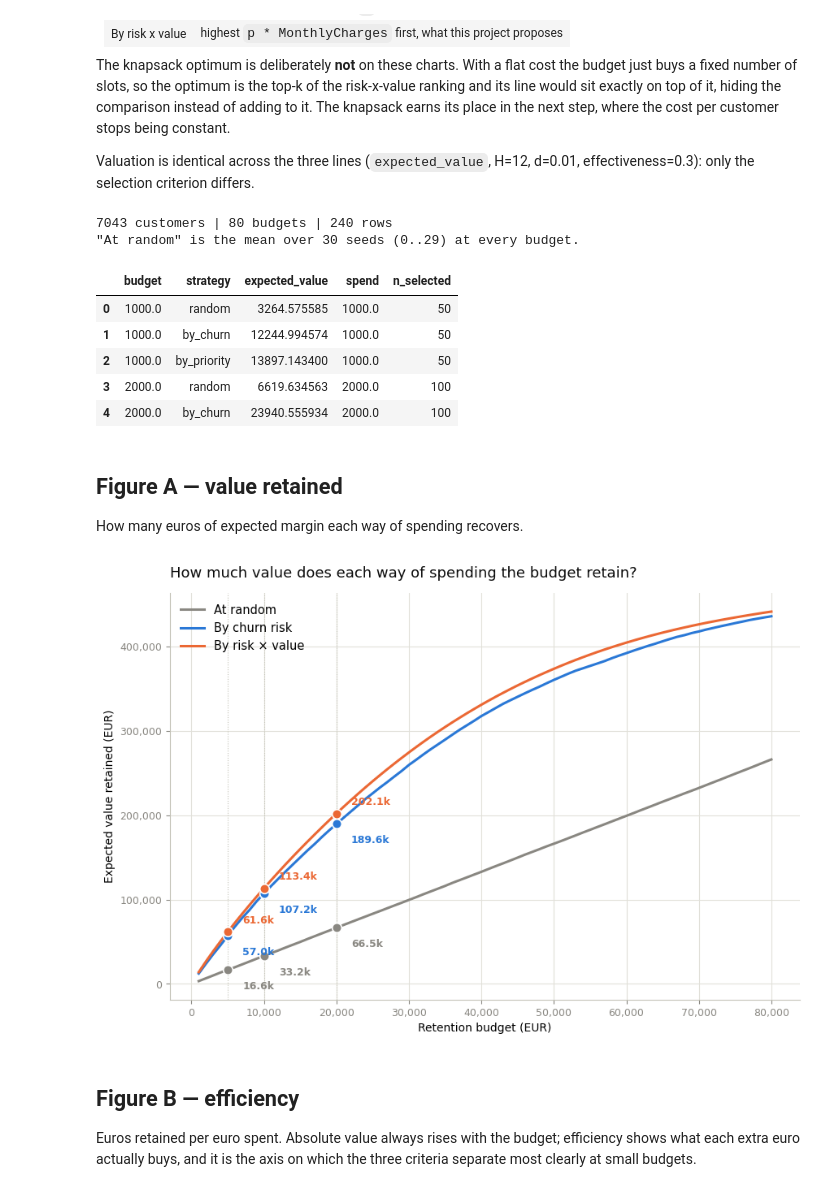
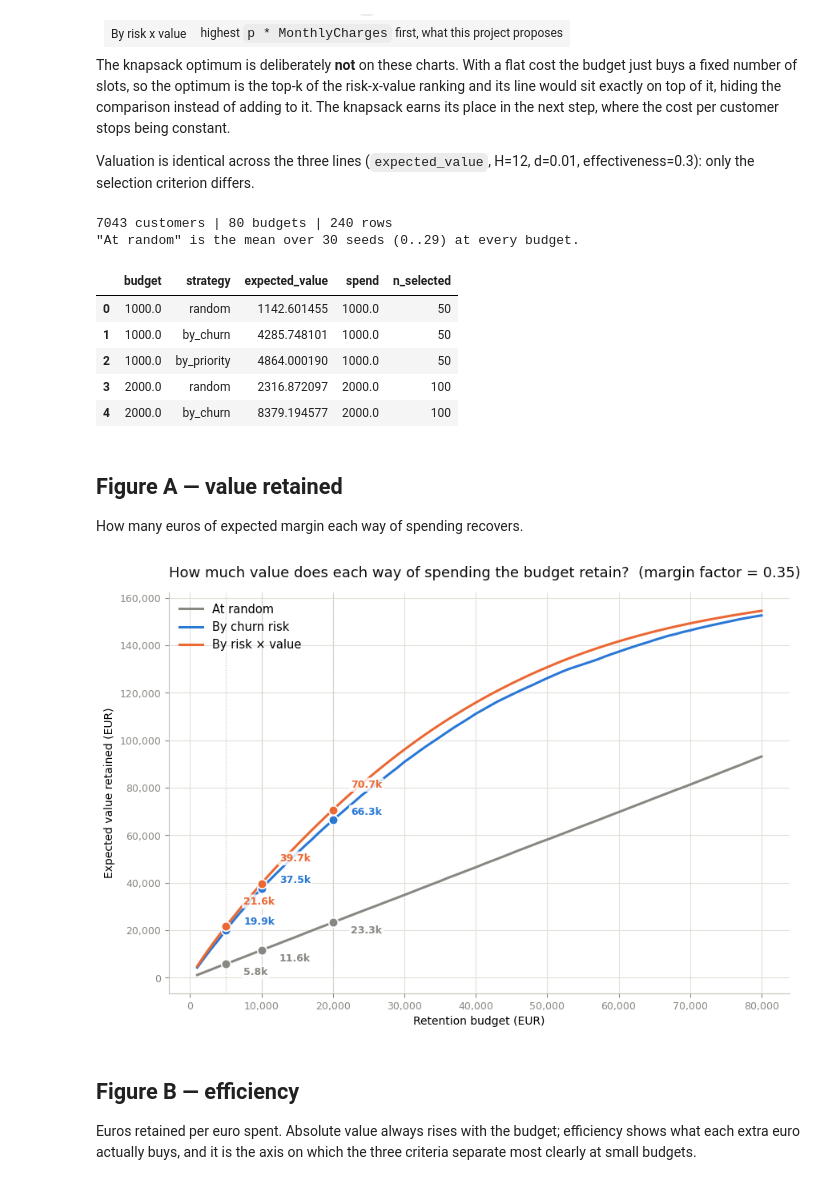
Before and after one commit to Pablomarttinn/Churn-retention-optimizer, a Jupyter notebook: notebooks/05_results.ipynb, the cells around one changed output. Cells and saved outputs as stored; diff of their text form; code cells hidden in the pictures.

```diff
--- a/notebooks/05_results.ipynb
+++ b/notebooks/05_results.ipynb
@@ -56,7 +67,8 @@ strategies = {
     'by_priority': strategy_by_priority,
 }
 
-df = sweep_strategies(p, m, budgets, strategies, cost=20.0, n_seeds=30)
+df = sweep_strategies(p, m, budgets, strategies, cost=20.0, n_seeds=30,
+                      margin_factor=MF)
 
 print(f'{len(p)} customers | {len(budgets)} budgets | {len(df)} rows')
 print('"At random" is the mean over 30 seeds (0..29) at every budget.')
@@ -65,63 +77,44 @@ df.head()
 7043 customers | 80 budgets | 240 rows
 "At random" is the mean over 30 seeds (0..29) at every budget.
 |  | budget | strategy | expected_value | spend | n_selected |
-| 0 | 1000.0 | random | 3264.575585 | 1000.0 | 50 |
-| 1 | 1000.0 | by_churn | 12244.994574 | 1000.0 | 50 |
-| 2 | 1000.0 | by_priority | 13897.143400 | 1000.0 | 50 |
-| 3 | 2000.0 | random | 6619.634563 | 2000.0 | 100 |
-| 4 | 2000.0 | by_churn | 23940.555934 | 2000.0 | 100 |
+| 0 | 1000.0 | random | 1142.601455 | 1000.0 | 50 |
+| 1 | 1000.0 | by_churn | 4285.748101 | 1000.0 | 50 |
+| 2 | 1000.0 | by_priority | 4864.000190 | 1000.0 | 50 |
+| 3 | 2000.0 | random | 2316.872097 | 2000.0 | 100 |
+| 4 | 2000.0 | by_churn | 8379.194577 | 2000.0 | 100 |
 # %% [markdown]
 ## Figure A — value retained
 
 How many euros of expected margin each way of spending recovers.
 # %%
 def style_money_axes(ax, ylabel, yfmt='{x:,.0f}'):
-    """Thousands separators, recessive grid, no top/right spines."""
+    """Thousands separators, recessive grid, no top/right spines.
+
+    Kept here for the diagnostic and horizon charts further down, which are
+    one-off and stay inline. The two headline figures go through
+    `evaluation.figures`, which carries its own copy of this styling.
+    """
     ax.set_xlabel('Retention budget (EUR)')
     ax.set_ylabel(ylabel)
     ax.xaxis.set_major_formatter(StrMethodFormatter('{x:,.0f}'))
     ax.yaxis.set_major_formatter(StrMethodFormatter(yfmt))
     ax.grid(color='#e1e0d9', linewidth=0.8)
     ax.set_axisbelow(True)
     for side in ('top', 'right'):
         ax.spines[side].set_visible(False)
     for side in ('left', 'bottom'):
         ax.spines[side].set_color('#c3c2b7')
     ax.tick_params(colors='#898781', labelsize=9)
 
 
-fig, ax = plt.subplots(figsize=(10, 6.5))
-
-for key, label in LABELS.items():
-    d = df[df.strategy == key]
-    ax.plot(d.budget, d.expected_value, color=COLORS[key], linewidth=2.2,
-            label=label, zorder=2)
-
-    marks = d[d.budget.isin(HIGHLIGHTS)]
-    ax.scatter(marks.budget, marks.expected_value, s=70, color=COLORS[key],
-               zorder=3, edgecolor='white', linewidth=1.2)
-    # Abbreviated to thousands: the 5k and 10k markers sit ~80px apart at
-    # this x-scale, too close for a full '113,385 EUR' label to fit.
-    for _, r in marks.iterrows():
-        ax.annotate(f'{r.expected_value / 1000:,.1f}k',
-                    xy=(r.budget, r.expected_value),
-                    xytext=(13, 8) if key == 'by_priority' else (13, -17),
-                    textcoords='offset points', fontsize=9,
-                    color=COLORS[key], fontweight='bold')
-
-for b in HIGHLIGHTS:
-    ax.axvline(b, color='#c3c2b7', linewidth=0.8, linestyle=':', zorder=1)
-
-style_money_axes(ax, 'Expected value retained (EUR)')
-ax.set_title('How much value does each way of spending the budget retain?',
-             fontsize=13, loc='left', pad=14, color='#0b0b0b')
-ax.legend(loc='upper left', frameon=False, fontsize=10.5)
-
-fig.savefig(FIGURES_PATH + 'value_vs_budget_flatcost.png', dpi=150,
-            bbox_inches='tight')
+plot_value_curve(
+    df, MF, LABELS,
+    budget_markers=HIGHLIGHTS,
+    savepath=FIGURES_PATH + 'value_vs_budget_flatcost.png',
+)
 plt.show()
 # %% [output]
-[figure, old version]
+[figure, new version]
 # %% [markdown]
 ## Figure B — efficiency
 
```
Also changed, not shown: parts of 14 cells of this notebook, 5 other files.
